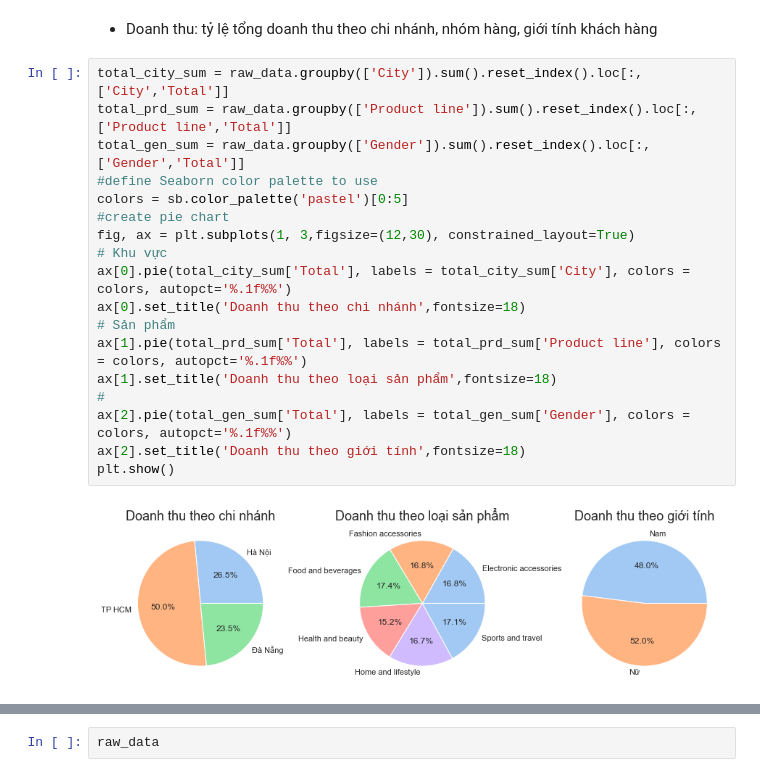
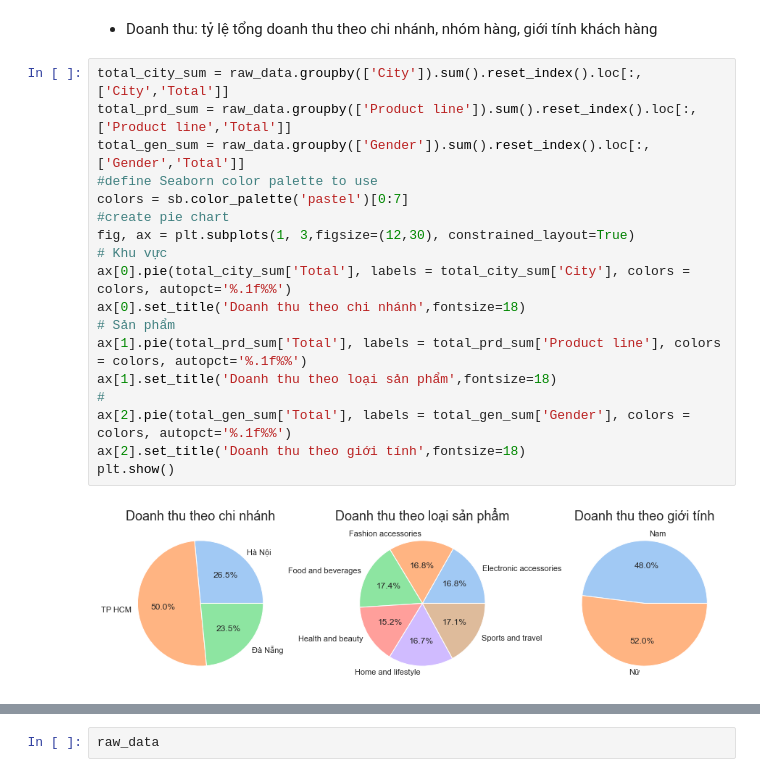
Before and after one commit to Hoanpc777/Python1, a Jupyter notebook: B13/[DS03]_[8.1]_[PhanCongHoan].ipynb, the cells around one changed output, grey strips where cells are left out. Saved outputs shown, nothing was run; the diff lists cells and outputs as text.

```diff
--- a/B13/[DS03]_[8.1]_[PhanCongHoan].ipynb
+++ b/B13/[DS03]_[8.1]_[PhanCongHoan].ipynb
@@ -151,20 +151,20 @@ Bận rộn nhất là khung giờ sau 7h tối và trước 8h tối, sau đế
 # %%
 total_city_sum = raw_data.groupby(['City']).sum().reset_index().loc[:,['City','Total']]
 total_prd_sum = raw_data.groupby(['Product line']).sum().reset_index().loc[:,['Product line','Total']]
 total_gen_sum = raw_data.groupby(['Gender']).sum().reset_index().loc[:,['Gender','Total']]
 #define Seaborn color palette to use
-colors = sb.color_palette('pastel')[0:5]
+colors = sb.color_palette('pastel')[0:7]
 #create pie chart
 fig, ax = plt.subplots(1, 3,figsize=(12,30), constrained_layout=True)
 # Khu vực
 ax[0].pie(total_city_sum['Total'], labels = total_city_sum['City'], colors = colors, autopct='%.1f%%')
 ax[0].set_title('Doanh thu theo chi nhánh',fontsize=18)
 # Sản phẩm
 ax[1].pie(total_prd_sum['Total'], labels = total_prd_sum['Product line'], colors = colors, autopct='%.1f%%')
 ax[1].set_title('Doanh thu theo loại sản phẩm',fontsize=18)
 #
 ax[2].pie(total_gen_sum['Total'], labels = total_gen_sum['Gender'], colors = colors, autopct='%.1f%%')
 ax[2].set_title('Doanh thu theo giới tính',fontsize=18)
 plt.show()
 # %% [output]
-[figure, old version]
+[figure, new version]
```
Also changed, not shown: parts of 1 cell of this notebook.
